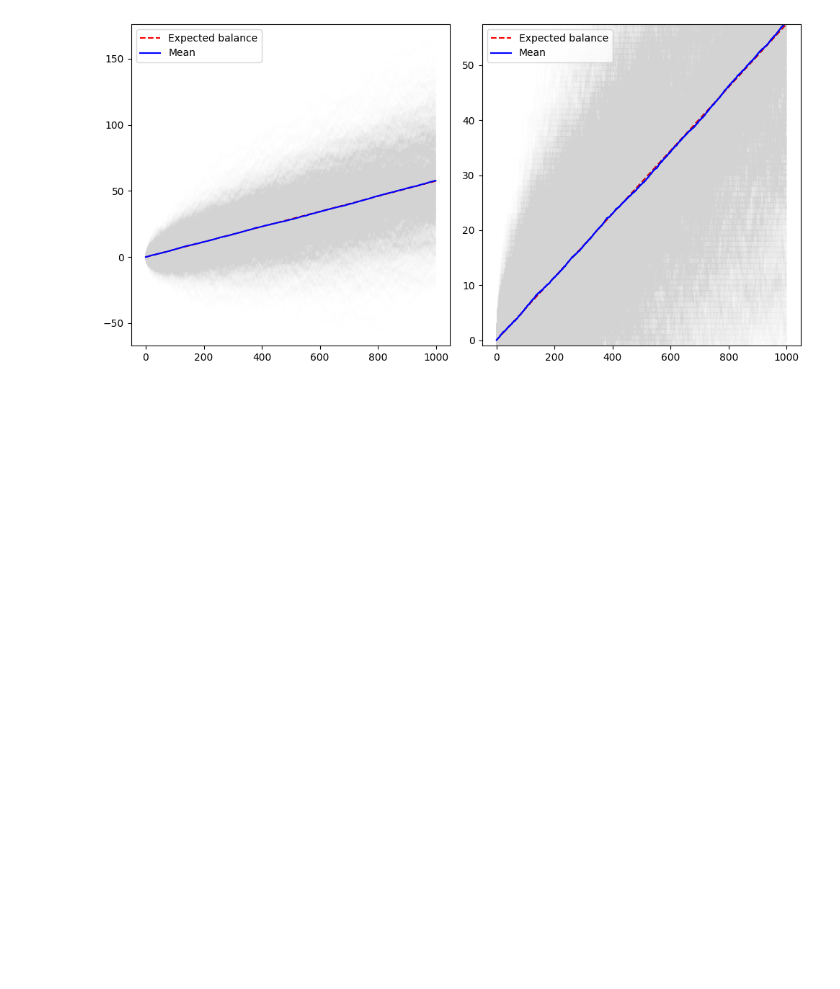
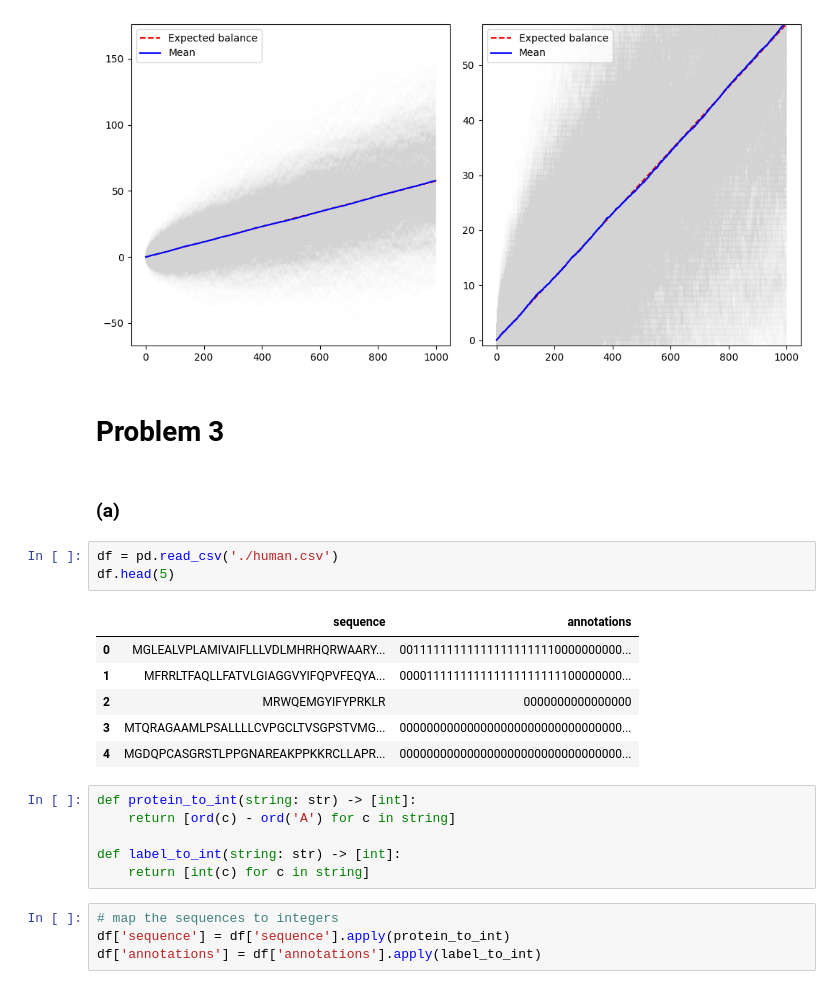
Before and after one commit to FelixCeard/Statistical-Learning-, a Jupyter notebook: sheet-01/code.ipynb, the cells around one changed output. Drawn from its saved outputs; the diff is of its cells as text; blank space fills up the shorter version.

Commit message:
Problem b

```diff
--- a/sheet-01/code.ipynb
+++ b/sheet-01/code.ipynb
@@ -489,3 +492,27 @@ ax[1].legend(loc="upper left")
 fig.tight_layout()
 # %% [output]
 [figure]
+# %% [markdown]
+# Problem 3
+# %% [markdown]
+### (a)
+# %%
+df = pd.read_csv('./human.csv')
+df.head(5)
+# %% [output]
+|  | sequence | annotations |
+| 0 | MGLEALVPLAMIVAIFLLLVDLMHRHQRWAARY... | 001111111111111111111110000000000... |
+| 1 | MFRRLTFAQLLFATVLGIAGGVYIFQPVFEQYA... | 000011111111111111111111100000000... |
+| 2 | MRWQEMGYIFYPRKLR | 0000000000000000 |
+| 3 | MTQRAGAAMLPSALLLLCVPGCLTVSGPSTVMG... | 000000000000000000000000000000000... |
+| 4 | MGDQPCASGRSTLPPGNAREAKPPKKRCLLAPR... | 000000000000000000000000000000000... |
+# %%
+def protein_to_int(string: str) -> [int]:
+    return [ord(c) - ord('A') for c in string]
+
+def label_to_int(string: str) -> [int]:
+    return [int(c) for c in string]
+# %%
+# map the sequences to integers
+df['sequence'] = df['sequence'].apply(protein_to_int)
+df['annotations'] = df['annotations'].apply(label_to_int)
```
Also changed, not shown: parts of 18 cells of this notebook, 5 other files.
